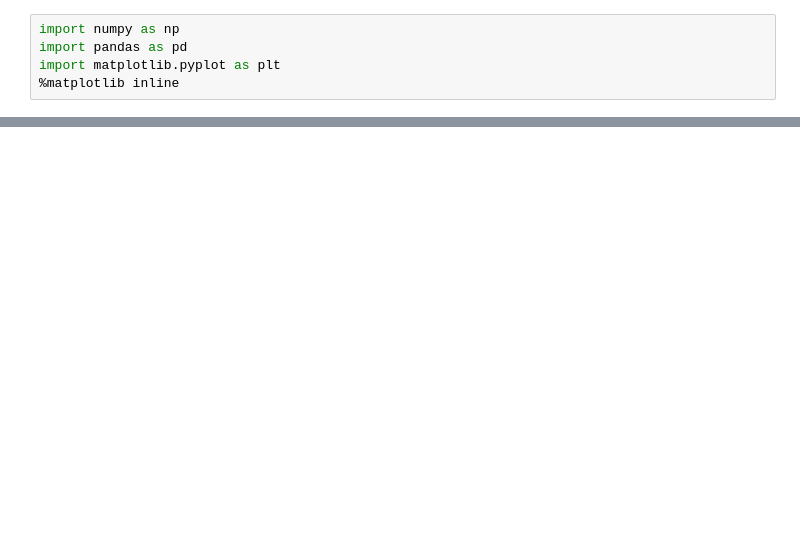
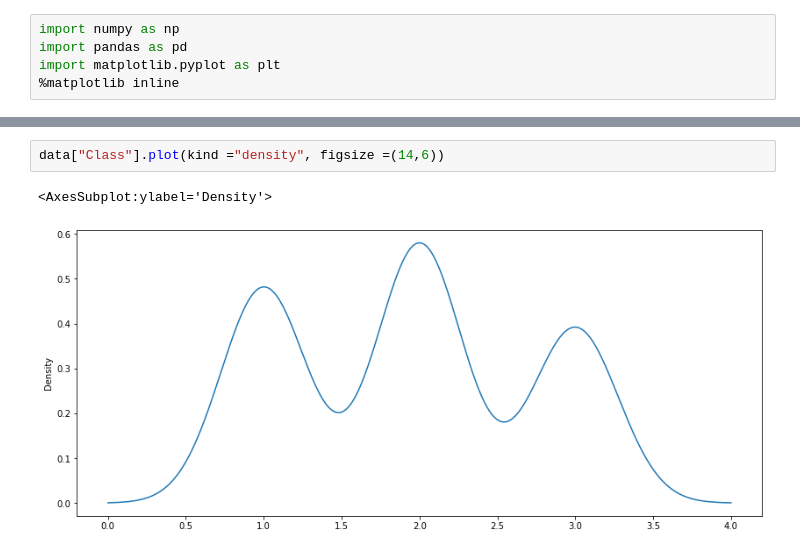
Before and after one commit to olivierla412/RMOTR_REPO, a Jupyter notebook: rmtr1.ipynb, the cells around one changed output, grey strips where cells are left out. Saved outputs shown, nothing was run; the diff lists cells and outputs as text; blank space fills up the shorter version.

```diff
--- a/rmtr1.ipynb
+++ b/rmtr1.ipynb
@@ -27,0 +81,5 @@ shap
+# %%
+data["Class"].plot(kind ="density", figsize =(14,6))
+# %% [output]
+<AxesSubplot:ylabel='Density'>
+[figure, added]
```
Also changed, not shown: parts of 15 cells of this notebook, 1 other file.
